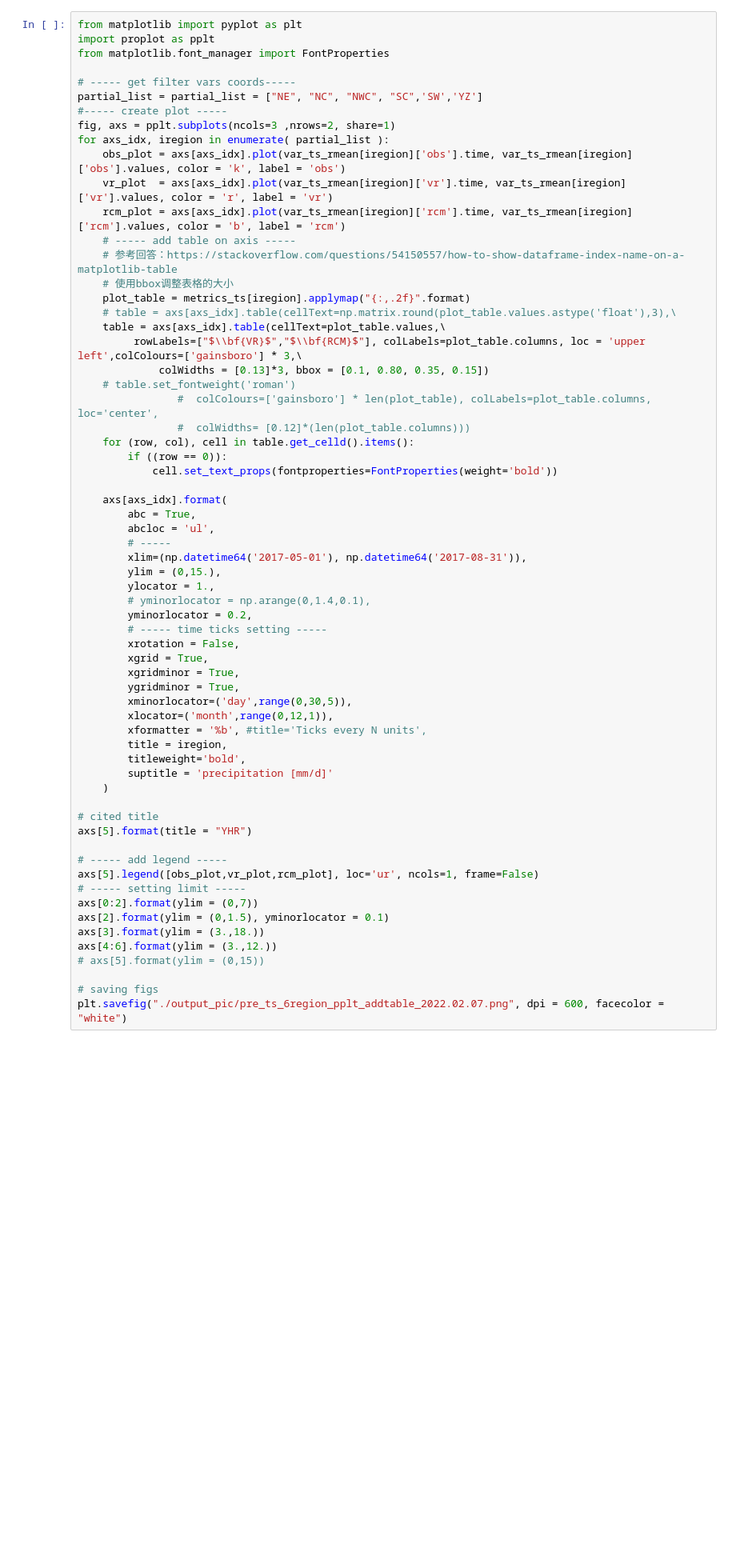
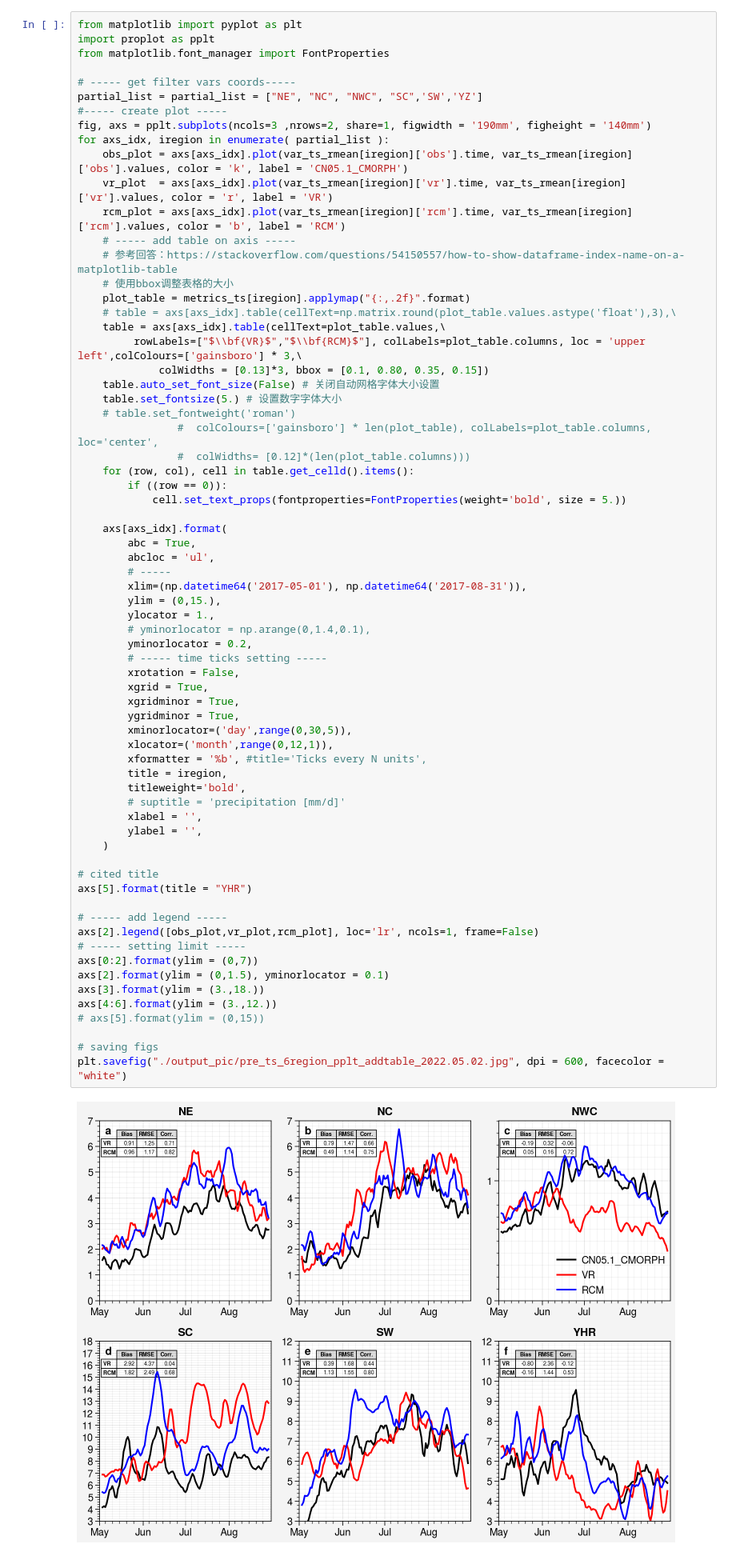
Before and after one commit to dozerlcl/MPAS_case_study, a Jupyter notebook: 92-25km_vr_rcm_postprocess/visualization/check_pre+t2m/precip/time_series_partial/pre_ts_partial_pplttry.ipynb, the cells around one changed output. Shown at 80% size. Saved outputs shown, nothing was run; the diff lists cells and outputs as text; blank space fills up the shorter version.

Commit message:
change figures format and dpi

```diff
--- a/92-25km_vr_rcm_postprocess/visualization/check_pre+t2m/precip/time_series_partial/pre_ts_partial_pplttry.ipynb
+++ b/92-25km_vr_rcm_postprocess/visualization/check_pre+t2m/precip/time_series_partial/pre_ts_partial_pplttry.ipynb
@@ -143,11 +163,11 @@ from matplotlib.font_manager import FontProperties
 # ----- get filter vars coords-----
 partial_list = partial_list = ["NE", "NC", "NWC", "SC",'SW','YZ']
 #----- create plot -----
-fig, axs = pplt.subplots(ncols=3 ,nrows=2, share=1)
+fig, axs = pplt.subplots(ncols=3 ,nrows=2, share=1, figwidth = '190mm', figheight = '140mm')
 for axs_idx, iregion in enumerate( partial_list ):
-    obs_plot = axs[axs_idx].plot(var_ts_rmean[iregion]['obs'].time, var_ts_rmean[iregion]['obs'].values, color = 'k', label = 'obs')
-    vr_plot  = axs[axs_idx].plot(var_ts_rmean[iregion]['vr'].time, var_ts_rmean[iregion]['vr'].values, color = 'r', label = 'vr')
-    rcm_plot = axs[axs_idx].plot(var_ts_rmean[iregion]['rcm'].time, var_ts_rmean[iregion]['rcm'].values, color = 'b', label = 'rcm')
+    obs_plot = axs[axs_idx].plot(var_ts_rmean[iregion]['obs'].time, var_ts_rmean[iregion]['obs'].values, color = 'k', label = 'CN05.1_CMORPH')
+    vr_plot  = axs[axs_idx].plot(var_ts_rmean[iregion]['vr'].time, var_ts_rmean[iregion]['vr'].values, color = 'r', label = 'VR')
+    rcm_plot = axs[axs_idx].plot(var_ts_rmean[iregion]['rcm'].time, var_ts_rmean[iregion]['rcm'].values, color = 'b', label = 'RCM')
     # ----- add table on axis -----
     # 参考回答：https://stackoverflow.com/questions/54150557/how-to-show-dataframe-index-name-on-a-matplotlib-table
     # 使用bbox调整表格的大小
@@ -156,12 +176,14 @@ for axs_idx, iregion in enumerate( partial_list ):
     table = axs[axs_idx].table(cellText=plot_table.values,\
          rowLabels=["$\\bf{VR}$","$\\bf{RCM}$"], colLabels=plot_table.columns, loc = 'upper left',colColours=['gainsboro'] * 3,\
              colWidths = [0.13]*3, bbox = [0.1, 0.80, 0.35, 0.15])
+    table.auto_set_font_size(False) # 关闭自动网格字体大小设置
+    table.set_fontsize(5.) # 设置数字字体大小
     # table.set_fontweight('roman')
                 #  colColours=['gainsboro'] * len(plot_table), colLabels=plot_table.columns, loc='center',
                 #  colWidths= [0.12]*(len(plot_table.columns)))
     for (row, col), cell in table.get_celld().items():
         if ((row == 0)):
-            cell.set_text_props(fontproperties=FontProperties(weight='bold'))
+            cell.set_text_props(fontproperties=FontProperties(weight='bold', size = 5.))
 
     axs[axs_idx].format(
         abc = True,
@@ -169,33 +191,37 @@ for axs_idx, iregion in enumerate( partial_list ):
         # -----
         xlim=(np.datetime64('2017-05-01'), np.datetime64('2017-08-31')),
         ylim = (0,15.),
         ylocator = 1.,
         # yminorlocator = np.arange(0,1.4,0.1),
         yminorlocator = 0.2,
         # ----- time ticks setting -----
         xrotation = False,
         xgrid = True,
         xgridminor = True,
         ygridminor = True,
         xminorlocator=('day',range(0,30,5)),
         xlocator=('month',range(0,12,1)),
         xformatter = '%b', #title='Ticks every N units',
         title = iregion,
         titleweight='bold',
-        suptitle = 'precipitation [mm/d]'
+        # suptitle = 'precipitation [mm/d]'
+        xlabel = '',
+        ylabel = '',
     )
 
 # cited title
 axs[5].format(title = "YHR")
 
 # ----- add legend -----
-axs[5].legend([obs_plot,vr_plot,rcm_plot], loc='ur', ncols=1, frame=False)
+axs[2].legend([obs_plot,vr_plot,rcm_plot], loc='lr', ncols=1, frame=False)
 # ----- setting limit -----
 axs[0:2].format(ylim = (0,7))
 axs[2].format(ylim = (0,1.5), yminorlocator = 0.1)
 axs[3].format(ylim = (3.,18.))
 axs[4:6].format(ylim = (3.,12.))
 # axs[5].format(ylim = (0,15))
 
 # saving figs
-plt.savefig("./output_pic/pre_ts_6region_pplt_addtable_2022.02.07.png", dpi = 600, facecolor = "white")
+plt.savefig("./output_pic/pre_ts_6region_pplt_addtable_2022.05.02.jpg", dpi = 600, facecolor = "white")
+# %% [output]
+[figure, added]
```
Also changed, not shown: parts of 2 cells of this notebook, 12 other files.
